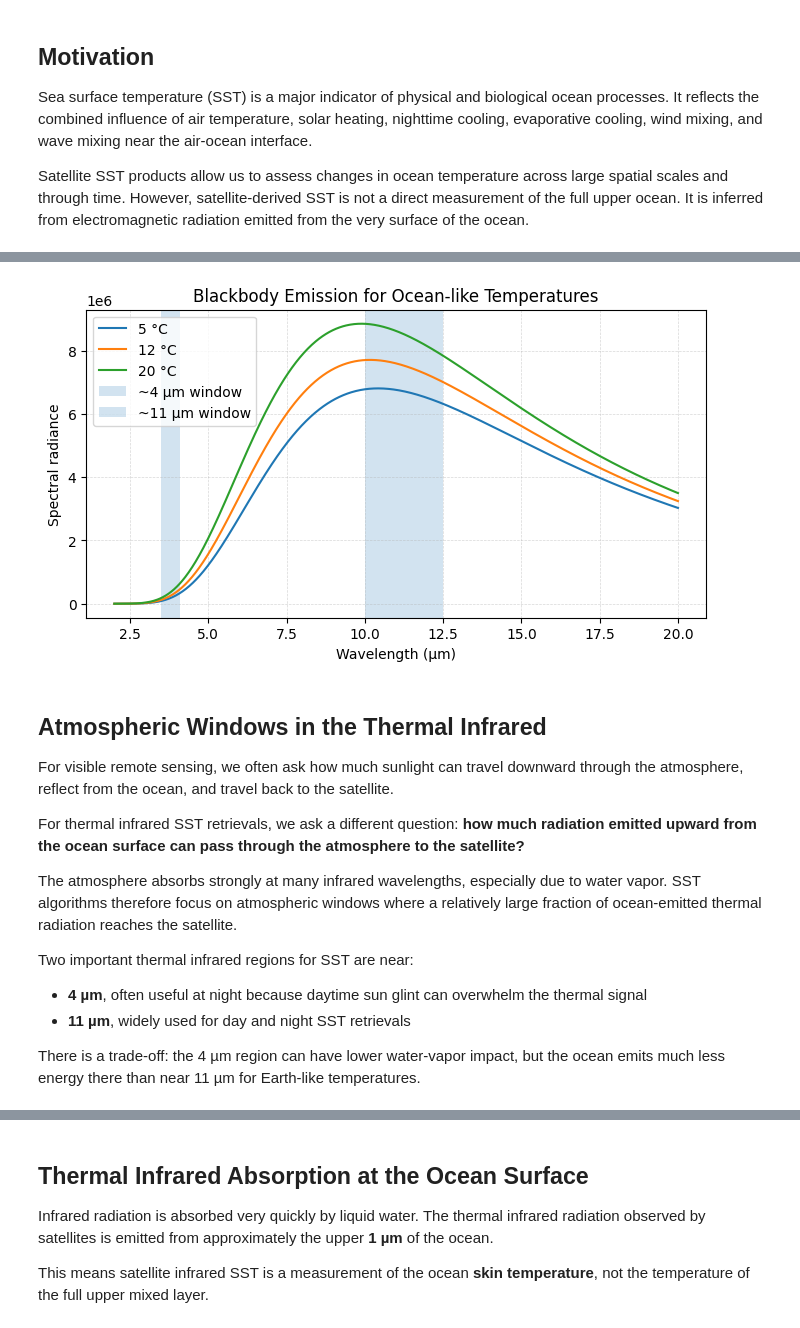
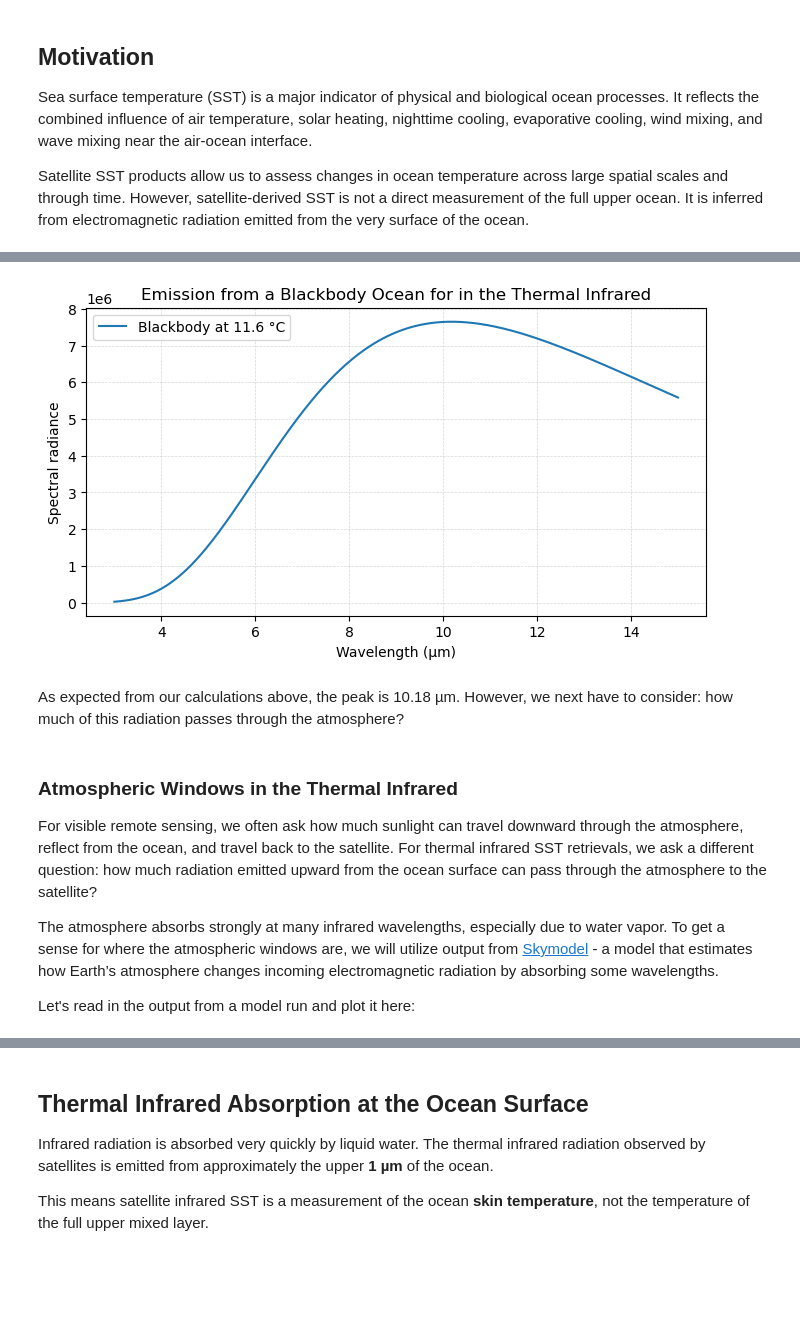
Before and after one commit to ProfMikeWood/ocean_remote_sensing_book, a Jupyter notebook: sst/sst_physical_basis.ipynb, the cells around one changed output, grey strips where cells are left out. Saved outputs shown, nothing was run; the diff lists cells and outputs as text; code cells hidden in the pictures; blank space fills up the shorter version.

```diff
--- a/sst/sst_physical_basis.ipynb
+++ b/sst/sst_physical_basis.ipynb
@@ -85,30 +81,30 @@ Planck's Law describes the spectral radiance of a blackbody, meaning the amount
 # %%
 def plancks_law(wavelength_m, temperature_K):
-    """Return blackbody spectral radiance as a function of wavelength and temperature."""
     c = 2.9979e8      # speed of light (m/s)
     h = 6.626e-34     # Planck constant (J s)
     kB = 1.380e-23    # Boltzmann constant (J/K)
-    return (2*h*c**2 / wavelength_m**5) * (1 / (np.exp(h*c/(wavelength_m*kB*temperature_K)) - 1))
+    Fp = (2*h*c**2 / wavelength_m**5) * (1 / (np.exp(h*c/(wavelength_m*kB*temperature_K)) - 1))
+    return Fp
 
-# Wavelengths from 2-20 µm converted to meters
-wavelength_um = np.linspace(2, 20, 1000)
+# Wavelengths from 3-15 µm converted to meters
+wavelength_um = np.linspace(3, 15, 1000)
 wavelength_m = wavelength_um * 1e-6
 
-temperatures_C = [5, 12, 20]
-temperatures_K = [T + 273.15 for T in temperatures_C]
+# Monterey Bay temperature
+temperature_C = 11.6
+temperature_K = temperatures_C + 273.15
 
+# Figure
 plt.figure(figsize=(8, 4))
-for T_C, T_K in zip(temperatures_C, temperatures_K):
-    radiance = plancks_law(wavelength_m, T_K)
-    plt.plot(wavelength_um, radiance, label=f'{T_C} °C')
-
-plt.axvspan(3.5, 4.1, alpha=0.2, label='~4 µm window')
-plt.axvspan(10.0, 12.5, alpha=0.2, label='~11 µm window')
+radiance = plancks_law(wavelength_m, temperature_K)
+plt.plot(wavelength_um, radiance, label=f'Blackbody at {temperature_C} °C')
 plt.xlabel('Wavelength (µm)')
 plt.ylabel('Spectral radiance')
-plt.title('Blackbody Emission for Ocean-like Temperatures')
+plt.title('Emission from a Blackbody Ocean for in the Thermal Infrared')
 plt.grid(linestyle='--', linewidth=0.5, alpha=0.5)
 plt.legend()
 plt.show()
 # %% [output]
-[figure, old version]
+[figure, new version]
+# %% [markdown]
+As expected from our calculations above, the peak is 10.18 µm. However, we next have to consider: how much of this radiation passes through the atmosphere?
@@ -115,15 +120,8 @@ plt.show()
 # %% [markdown]
-## Atmospheric Windows in the Thermal Infrared
+### Atmospheric Windows in the Thermal Infrared
 
-For visible remote sensing, we often ask how much sunlight can travel downward through the atmosphere, reflect from the ocean, and travel back to the satellite.
+For visible remote sensing, we often ask how much sunlight can travel downward through the atmosphere, reflect from the ocean, and travel back to the satellite. For thermal infrared SST retrievals, we ask a different question: how much radiation emitted upward from the ocean surface can pass through the atmosphere to the satellite?
 
-For thermal infrared SST retrievals, we ask a different question: **how much radiation emitted upward from the ocean surface can pass through the atmosphere to the satellite?**
+The atmosphere absorbs strongly at many infrared wavelengths, especially due to water vapor. To get a sense for where the atmospheric windows are, we will utilize output from [Skymodel](https://www.eso.org/sci/software/pipelines/skytools/skymodel) - a model that estimates how Earth’s atmosphere changes incoming electromagnetic radiation by absorbing some wavelengths.
 
-The atmosphere absorbs strongly at many infrared wavelengths, especially due to water vapor. SST algorithms therefore focus on atmospheric windows where a relatively large fraction of ocean-emitted thermal radiation reaches the satellite.
-
-Two important thermal infrared regions for SST are near:
-
-- **4 µm**, often useful at night because daytime sun glint can overwhelm the thermal signal
-- **11 µm**, widely used for day and night SST retrievals
-
-There is a trade-off: the 4 µm region can have lower water-vapor impact, but the ocean emits much less energy there than near 11 µm for Earth-like temperatures.
+Let's read in the output from a model run and plot it here:
```
Also changed, not shown: parts of 15 cells of this notebook, 6 other files.
